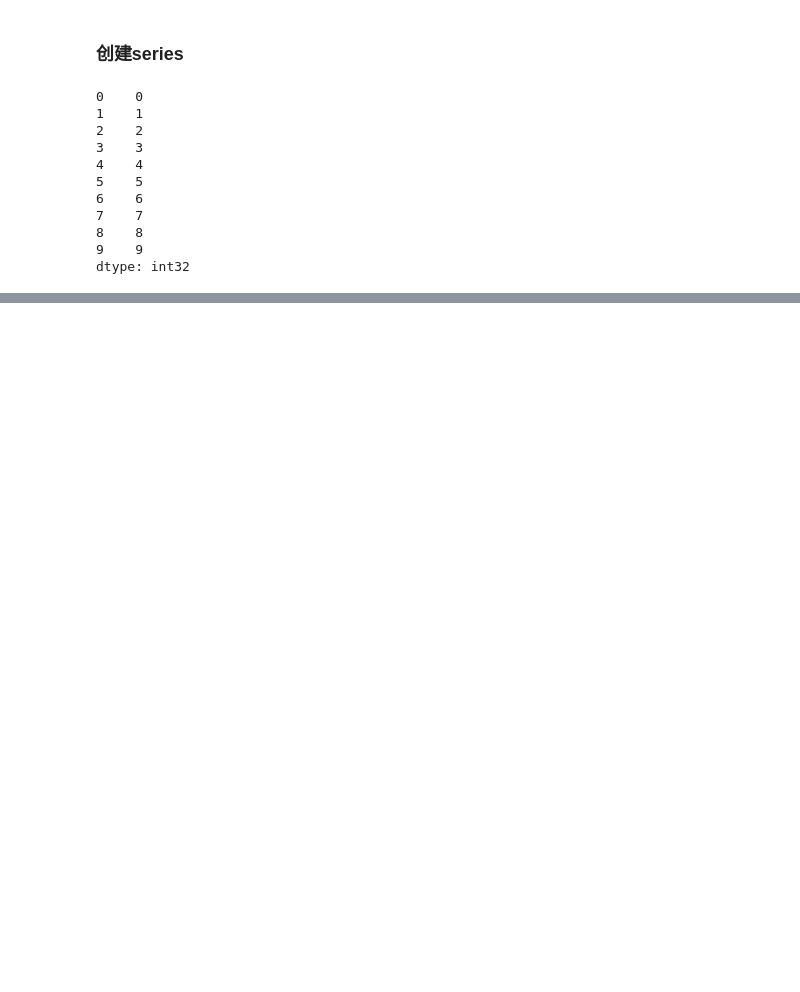
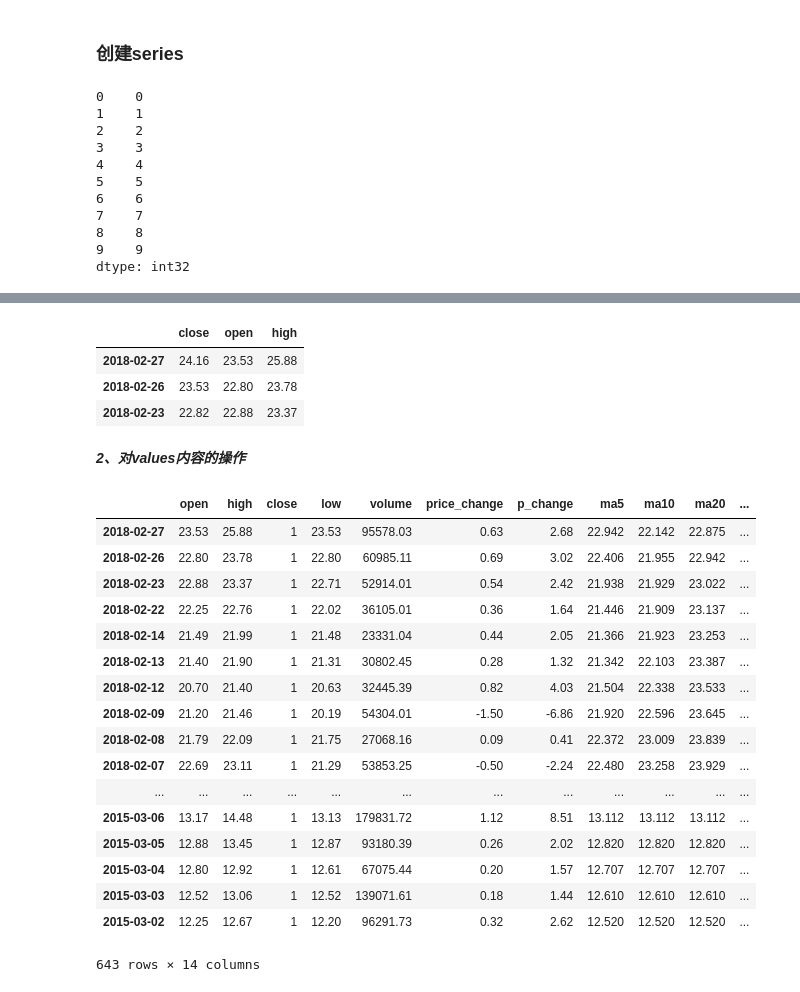
Before and after one commit to lzc978/My_MachineLearning, a Jupyter notebook: Jupyter Notebook Sklearn_MLAlgorithm/pandas_train.ipynb, the cells around one changed output, grey strips where cells are left out. Drawn from its saved outputs; the diff is of its cells as text; code cells hidden in the pictures; blank space fills up the shorter version.

```diff
--- a/Jupyter Notebook Sklearn_MLAlgorithm/pandas_train.ipynb
+++ b/Jupyter Notebook Sklearn_MLAlgorithm/pandas_train.ipynb
@@ -362,0 +407,3 @@ NameError: name 'index' is not defined
+# %%
+# 读取文件
+data = pd.read_csv("./data/stock_day.csv")
@@ -362,0 +463,10 @@ NameError: name 'index' is not defined
+# %%
+# 相当于
+data[['close', 'open', 'high']][0:3]
+# %% [output]
+|  | close | open | high |
+| 2018-02-27 | 24.16 | 23.53 | 25.88 |
+| 2018-02-26 | 23.53 | 22.80 | 23.78 |
+| 2018-02-23 | 22.82 | 22.88 | 23.37 |
+# %% [markdown]
+***2、对values内容的操作***
@@ -362,0 +478,21 @@ NameError: name 'index' is not defined
+# %%
+data
+# %% [output]
+|  | open | high | close | low | volume | price_change | p_change | ma5 | ma10 | ma20 | ... |
+| 2018-02-27 | 23.53 | 25.88 | 1 | 23.53 | 95578.03 | 0.63 | 2.68 | 22.942 | 22.142 | 22.875 | ... |
+| 2018-02-26 | 22.80 | 23.78 | 1 | 22.80 | 60985.11 | 0.69 | 3.02 | 22.406 | 21.955 | 22.942 | ... |
+| 2018-02-23 | 22.88 | 23.37 | 1 | 22.71 | 52914.01 | 0.54 | 2.42 | 21.938 | 21.929 | 23.022 | ... |
+| 2018-02-22 | 22.25 | 22.76 | 1 | 22.02 | 36105.01 | 0.36 | 1.64 | 21.446 | 21.909 | 23.137 | ... |
+| 2018-02-14 | 21.49 | 21.99 | 1 | 21.48 | 23331.04 | 0.44 | 2.05 | 21.366 | 21.923 | 23.253 | ... |
+| 2018-02-13 | 21.40 | 21.90 | 1 | 21.31 | 30802.45 | 0.28 | 1.32 | 21.342 | 22.103 | 23.387 | ... |
+| 2018-02-12 | 20.70 | 21.40 | 1 | 20.63 | 32445.39 | 0.82 | 4.03 | 21.504 | 22.338 | 23.533 | ... |
+| 2018-02-09 | 21.20 | 21.46 | 1 | 20.19 | 54304.01 | -1.50 | -6.86 | 21.920 | 22.596 | 23.645 | ... |
+| 2018-02-08 | 21.79 | 22.09 | 1 | 21.75 | 27068.16 | 0.09 | 0.41 | 22.372 | 23.009 | 23.839 | ... |
+| 2018-02-07 | 22.69 | 23.11 | 1 | 21.29 | 53853.25 | -0.50 | -2.24 | 22.480 | 23.258 | 23.929 | ... |
+| ... | ... | ... | ... | ... | ... | ... | ... | ... | ... | ... | ... |
+| 2015-03-06 | 13.17 | 14.48 | 1 | 13.13 | 179831.72 | 1.12 | 8.51 | 13.112 | 13.112 | 13.112 | ... |
+| 2015-03-05 | 12.88 | 13.45 | 1 | 12.87 | 93180.39 | 0.26 | 2.02 | 12.820 | 12.820 | 12.820 | ... |
+| 2015-03-04 | 12.80 | 12.92 | 1 | 12.61 | 67075.44 | 0.20 | 1.57 | 12.707 | 12.707 | 12.707 | ... |
+| 2015-03-03 | 12.52 | 13.06 | 1 | 12.52 | 139071.61 | 0.18 | 1.44 | 12.610 | 12.610 | 12.610 | ... |
+| 2015-03-02 | 12.25 | 12.67 | 1 | 12.20 | 96291.73 | 0.32 | 2.62 | 12.520 | 12.520 | 12.520 | ... |
+643 rows × 14 columns
```
Also changed, not shown: parts of 60 cells of this notebook.
